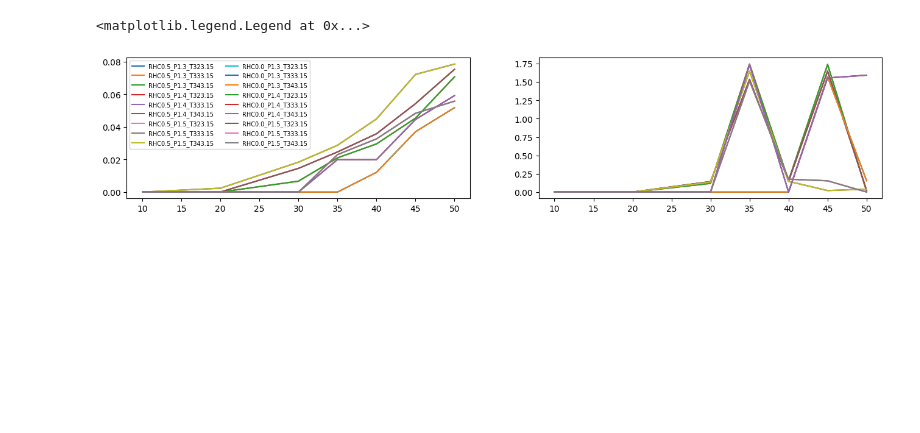
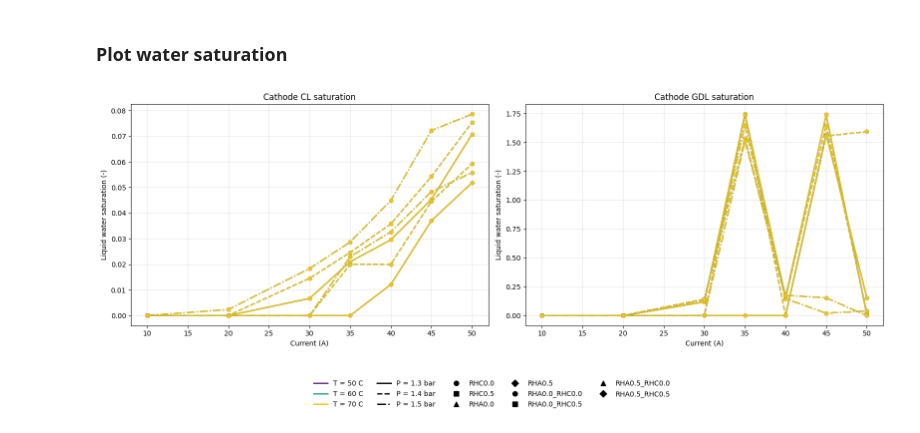
Before and after one commit to YuKwanH/DS-AlphaPEM, a Jupyter notebook: simulation/polar_test/all condition.ipynb, the cells around one changed output. Cells and saved outputs as stored; diff of their text form; code cells hidden in the pictures; blank space fills up the shorter version.

```diff
--- a/simulation/polar_test/all condition.ipynb
+++ b/simulation/polar_test/all condition.ipynb
@@ -130,0 +106,19 @@ plt.show()
+# %%
+def kinetics(i, x, a_slim, b_slim, a_switch, kappa_c, i0_c_ref, operating_inputs):
+
+    """
+    This function is dedicated to calibrating the kinetic parameters for the cathode catalyst layer,
+    which are used in the calculation of eta_c. It returns the intermediate values needed for calculating eta_c,
+    including Ueq, f_drop, eta_c, Rohm, and Rccl.
+    """
+    slim = a_slim * (operating_inputs['Pc_des'] / 1e5) + b_slim
+    s_switch = a_switch * slim
+    i_fc = np.array(x["i_fc"], dtype=float)
+    s_ccl = np.array(x["s_ccl"], dtype=float)
+    Tccl = np.array(x["Tccl"], dtype=float)
+    C_O2_ccl = np.array(x["C_O2_ccl"], dtype=float)
+    C_H2_acl = np.array(x["C_H2_acl"], dtype=float)
+    Ueq = (E0 - 8.5e-4 * (Tccl - 298.15) + R * Tccl / (2 * F) * (np.log(R * Tccl * C_H2_acl / Pref) + 0.5 * np.log(R * Tccl * C_O2_ccl / Pref)))
+    f_drop = 0.5 * (1.0 - np.tanh((4 * s_ccl - 2 * slim - 2 * s_switch) / (slim - s_switch)))
+    eta_c = (1 / f_drop * R * Tfc / (alpha_c * F) * np.log((i_fc) / i0_c_ref * (C_O2ref / C_O2_ccl) ** kappa_c) * np.exp(Eact / R * (1 / 353 - 1 / Tccl)))
+    return Ueq, f_drop, eta_c
@@ -131,9 +231,33 @@ plt.show()
+# %% [markdown]
+### Plot water saturation
 # %%
-fig, ax = plt.subplots(figsize=(16, 3), nrows=1, ncols=2)
+fig, ax = plt.subplots(figsize=(16, 6), nrows=1, ncols=2)
+
 for key, value in pola_tests_sim.items():
-    ax[0].plot(load_points, np.array(value["states"]["s_ccl"], dtype=float), label=key)
-    ax[1].plot(load_points, np.array(value["states"]["s_cgdl_10"], dtype=float), label=key)
-ax[0].legend(fontsize=7, ncol=2)
+    plot_condition(ax[0], load_points, np.array(value["states"]["s_ccl"], dtype=float), key, linewidth=1.8, markersize=5)
+    plot_condition(ax[1], load_points, np.array(value["states"]["s_cgdl_10"], dtype=float), key, linewidth=1.8, markersize=5)
+
+legend_handles = []
+for temperature, color in temp_colors.items():
+    legend_handles.append(Line2D([0], [0], color=color, linewidth=2, label=f"T = {temperature:g} C"))
+for pressure, linestyle in pressure_styles.items():
+    unit = "kPa" if pressure >= 20 else "bar"
+    legend_handles.append(Line2D([0], [0], color="black", linewidth=2, linestyle=linestyle, label=f"P = {pressure:g} {unit}"))
+for humidity, marker in humidity_markers.items():
+    legend_handles.append(Line2D([0], [0], color="black", linestyle="", marker=marker, markersize=7, label=humidity))
+
+ax[0].set_title("Cathode CL saturation")
+ax[0].set_xlabel("Current (A)")
+ax[0].set_ylabel("Liquid water saturation (-)")
+ax[0].grid(True, alpha=0.3)
+
+ax[1].set_title("Cathode GDL saturation")
+ax[1].set_xlabel("Current (A)")
+ax[1].set_ylabel("Liquid water saturation (-)")
+ax[1].grid(True, alpha=0.3)
+
+fig.legend(legend_handles, [handle.get_label() for handle in legend_handles], loc="lower center", bbox_to_anchor=(0.5, -0.2), ncol=5, frameon=False)
+plt.tight_layout(rect=(0, 0, 1, 0.9))
+plt.show()
 # %% [output]
-<matplotlib.legend.Legend at 0x...>
-[figure, old version]
+[figure, new version]
```
Also changed, not shown: parts of 13 cells of this notebook, 4 other files.
